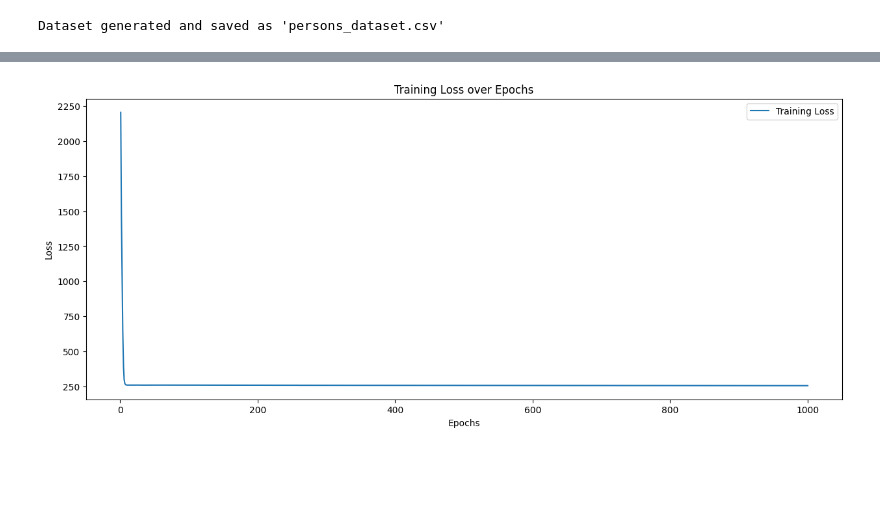
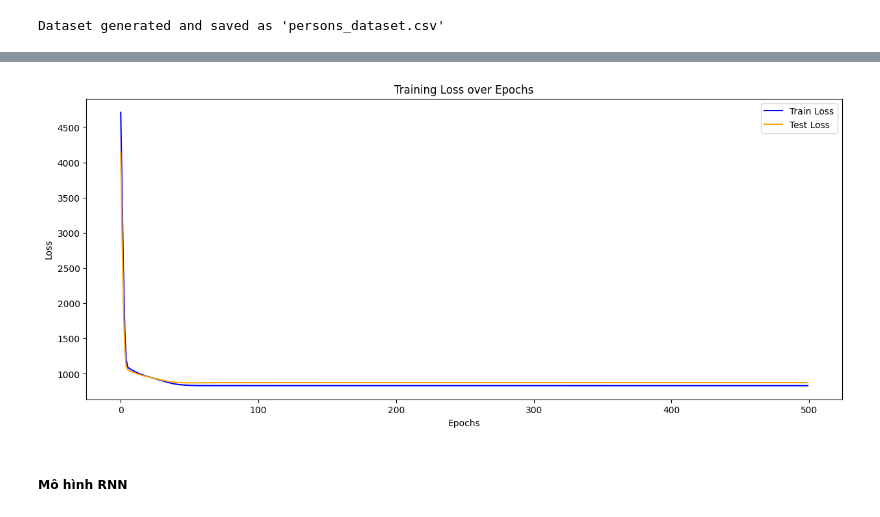
Before and after one commit to PeihPeih/Assign-5, a Jupyter notebook: C1/c1.ipynb, the cells around one changed output, grey strips where cells are left out. Cells and saved outputs as stored; diff of their text form; code cells hidden in the pictures; blank space fills up the shorter version.

```diff
--- a/C1/c1.ipynb
+++ b/C1/c1.ipynb
@@ -162,0 +206,4 @@ X_train, X_test, y_train, y_test = train_test_split(X, y, test_size = 0.2, rando
+# %%
+scaler = MinMaxScaler()
+X_train = scaler.fit_transform(X_train)
+X_test = scaler.transform(X_test)
@@ -171,4 +221,0 @@ MSE: 215.0846733748226
-# %%
-import pickle
-with open("model.pkl", "wb") as f:
-    pickle.dump(model, f)
@@ -180,8 +221,0 @@ array(['graphic designer', 'musician', 'firefighter', ..., 'lawyer',
-# %%
-lb = LabelEncoder()
-lb.fit(df['Job'].values)
-job_encode = lb.transform(['architect'])
-with open("./model.pkl", "rb") as f:
-    model = pickle.load(f)
-weight_predict = model.predict([[1.82, job_encode[0]]])
-weight_predict[0]
@@ -211,7 +245,6 @@ class CNNModel(tf.Module):
         output = tf.matmul(dense1_out, self.dense2)  # Output layer
         return output
 
-
 # Khởi tạo mô hình
 model = CNNModel()
 
@@ -231,15 +264,24 @@ def train_step(X, y):
     optimizer.apply_gradients(zip(gradients, model.trainable_variables))
     return loss
 
-X_train_dl = X_train.values.astype(np.float32)
+# Hàm tính toán loss trên tập test
+@tf.function
+def test_loss(X, y):
+    predictions = model(X)
+    loss = loss_fn(y, predictions)
+    return loss
+
+X_train_dl = X_train.astype(np.float32)
 y_train_dl = y_train.values.astype(np.float32)
-X_test_dl = X_test.values.astype(np.float32)
+X_test_dl = X_test.astype(np.float32)
 y_test_dl = y_test.values.astype(np.float32)
+
 # Store loss values
 loss_values = []
+test_loss_values = []
 
 # Huấn luyện mô hình
-epochs = 1000
+epochs = 500
 batch_size = 32
 for epoch in range(epochs):
     epoch_loss = 0
@@ -248,6 +290,11 @@ for epoch in range(epochs):
         y_batch = y_train_dl[i:i+batch_size]
         loss = train_step(X_batch, y_batch)
         epoch_loss += loss.numpy()
+
+    # Tính toán loss trên tập test
+    test_loss_value = test_loss(X_test_dl, y_test_dl).numpy()
     loss_values.append(epoch_loss / (len(X_train_dl) // batch_size))
-    print(f'Epoch {epoch + 1}/{epochs}, Loss: {epoch_loss / (len(X_train_dl) // batch_size)}')
+    test_loss_values.append(test_loss_value)
+
+    print(f'Epoch {epoch + 1}/{epochs}, Loss: {epoch_loss / (len(X_train_dl) // batch_size)}, Test Loss: {test_loss_value}')
 # %% [output]
@@ -271,11 +318,12 @@ Epoch 1000/1000, Loss: 255.4240869140625
 # %%
 # Plotting the loss over epochs
 plt.figure(figsize=(15, 6))
-plt.plot(range(1, epochs + 1), loss_values, label='Training Loss')
+plt.plot(loss_values, label='Train Loss', color='blue')
+plt.plot(test_loss_values, label='Test Loss', color='orange')
 plt.xlabel('Epochs')
 plt.ylabel('Loss')
 plt.title('Training Loss over Epochs')
 plt.legend()
 plt.show()
 # %% [output]
-[figure, old version]
+[figure, new version]
@@ -292 +337,3 @@ np.save('dense2_weights.npy', dense2_weights_np)
+# %% [markdown]
+##### Mô hình RNN
 # %%
```
Also changed, not shown: parts of 29 cells of this notebook, 3 other files.
